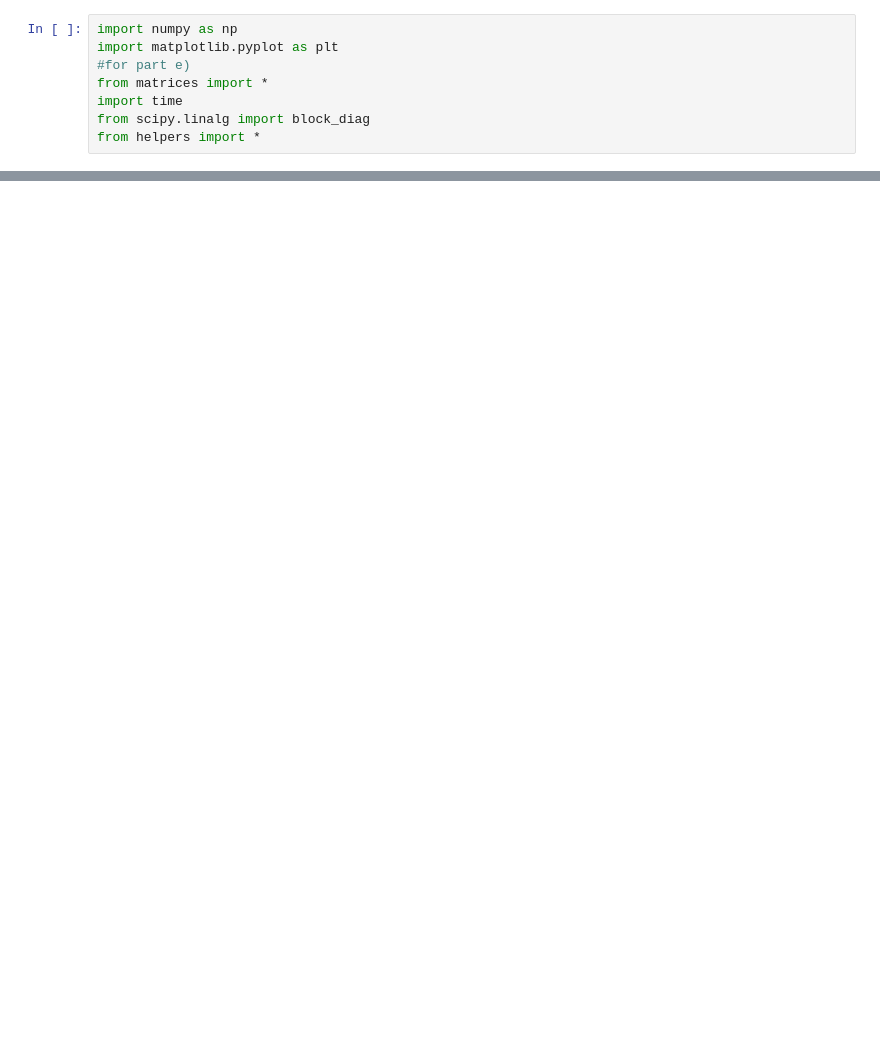
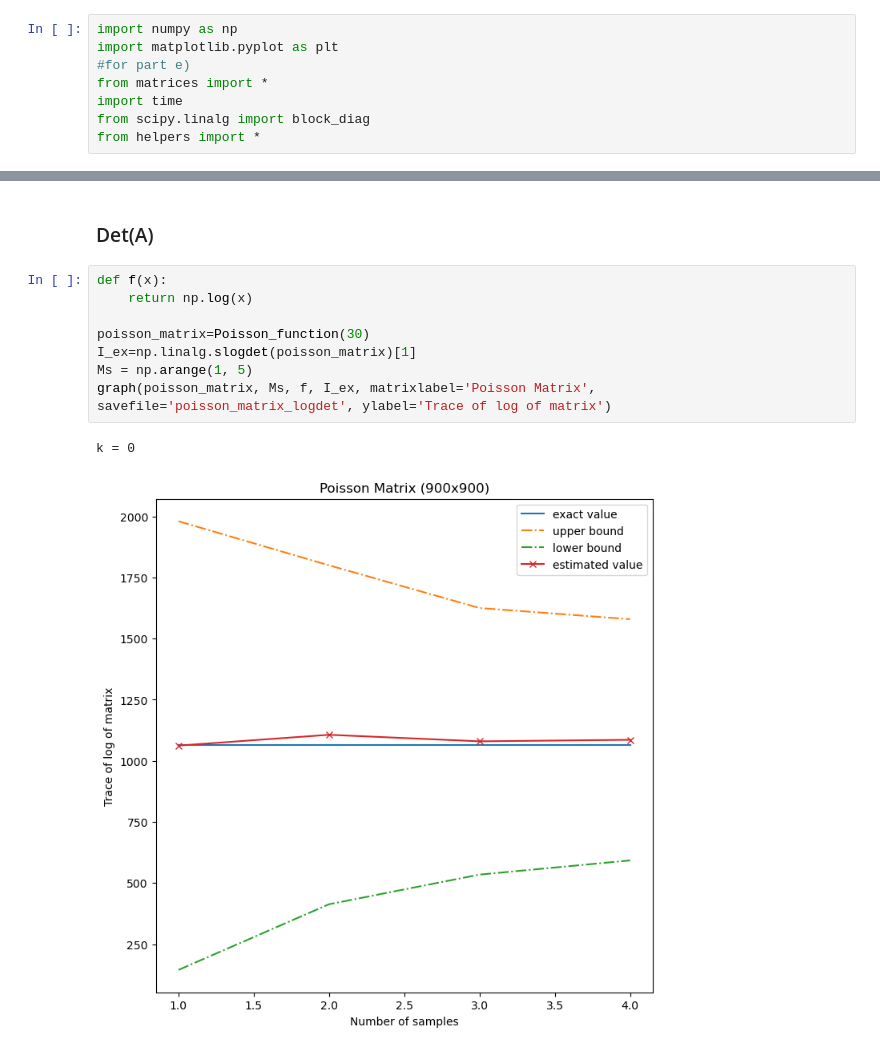
Before and after one commit to Aurenore/CLAProject_TraceEstimator, a Jupyter notebook: graphs.ipynb, the cells around one changed output, grey strips where cells are left out. Drawn from its saved outputs; the diff is of its cells as text; blank space fills up the shorter version.

```diff
--- a/graphs.ipynb
+++ b/graphs.ipynb
@@ -15,0 +23,13 @@ graph(poisson_matrix, Ms, 'poisson_matrix')
+# %% [markdown]
+### Det(A)
+# %%
+def f(x):
+    return np.log(x)
+
+poisson_matrix=Poisson_function(30)
+I_ex=np.linalg.slogdet(poisson_matrix)[1]
+Ms = np.arange(1, 5)
+graph(poisson_matrix, Ms, f, I_ex, matrixlabel='Poisson Matrix', savefile='poisson_matrix_logdet', ylabel='Trace of log of matrix')
+# %% [output]
+k = 0
+[figure, added]
```
Also changed, not shown: parts of 2 cells of this notebook, 2 other files.
